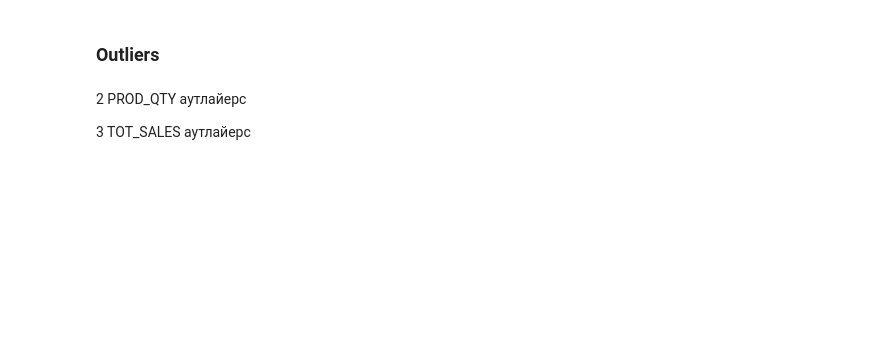
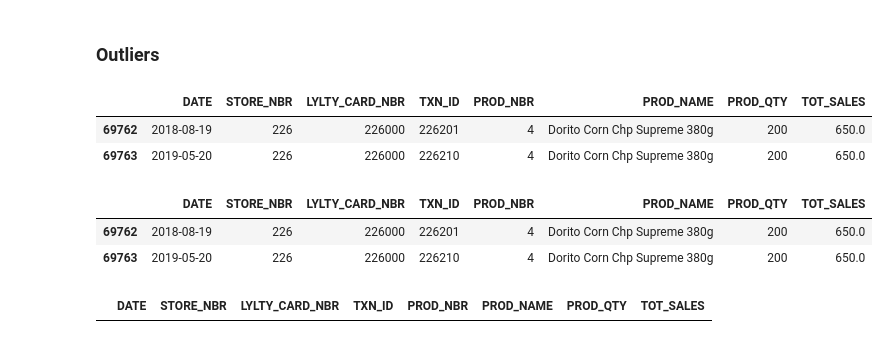
Before and after one commit to Ekatskoropud/Quantium, a Jupyter notebook: Task 1/EDA and Data cleaning.ipynb, the cells around one changed output. Drawn from its saved outputs; the diff is of its cells as text; code cells hidden in the pictures; blank space fills up the shorter version.

```diff
--- a/Task 1/EDA and Data cleaning.ipynb
+++ b/Task 1/EDA and Data cleaning.ipynb
@@ -240,6 +262,16 @@ df[df["PROD_NAME"].str.contains("salsa", case=False)]
 # %% [markdown]
 ### Outliers
-# %% [markdown]
-2 PROD_QTY аутлайерс
-
-3 TOT_SALES аутлайерс
+# %%
+outlier_prod_qty = df[df['PROD_QTY'] == 200]
+outlier_prod_qty
+# %% [output]
+|  | DATE | STORE_NBR | LYLTY_CARD_NBR | TXN_ID | PROD_NBR | PROD_NAME | PROD_QTY | TOT_SALES |
+| 69762 | 2018-08-19 | 226 | 226000 | 226201 | 4 | Dorito Corn Chp Supreme 380g | 200 | 650.0 |
+| 69763 | 2019-05-20 | 226 | 226000 | 226210 | 4 | Dorito Corn Chp Supreme 380g | 200 | 650.0 |
+# %%
+transactions_by_user = df[df["LYLTY_CARD_NBR"] == 226000]
+transactions_by_user
+# %% [output]
+|  | DATE | STORE_NBR | LYLTY_CARD_NBR | TXN_ID | PROD_NBR | PROD_NAME | PROD_QTY | TOT_SALES |
+| 69762 | 2018-08-19 | 226 | 226000 | 226201 | 4 | Dorito Corn Chp Supreme 380g | 200 | 650.0 |
+| 69763 | 2019-05-20 | 226 | 226000 | 226210 | 4 | Dorito Corn Chp Supreme 380g | 200 | 650.0 |
@@ -245,0 +280,5 @@ df[df["PROD_NAME"].str.contains("salsa", case=False)]
+# %%
+transactions_by_user = df[df["LYLTY_CARD_NBR"] == 226000]
+transactions_by_user
+# %% [output]
+|  | DATE | STORE_NBR | LYLTY_CARD_NBR | TXN_ID | PROD_NBR | PROD_NAME | PROD_QTY | TOT_SALES |
```
Also changed, not shown: parts of 13 cells of this notebook.
